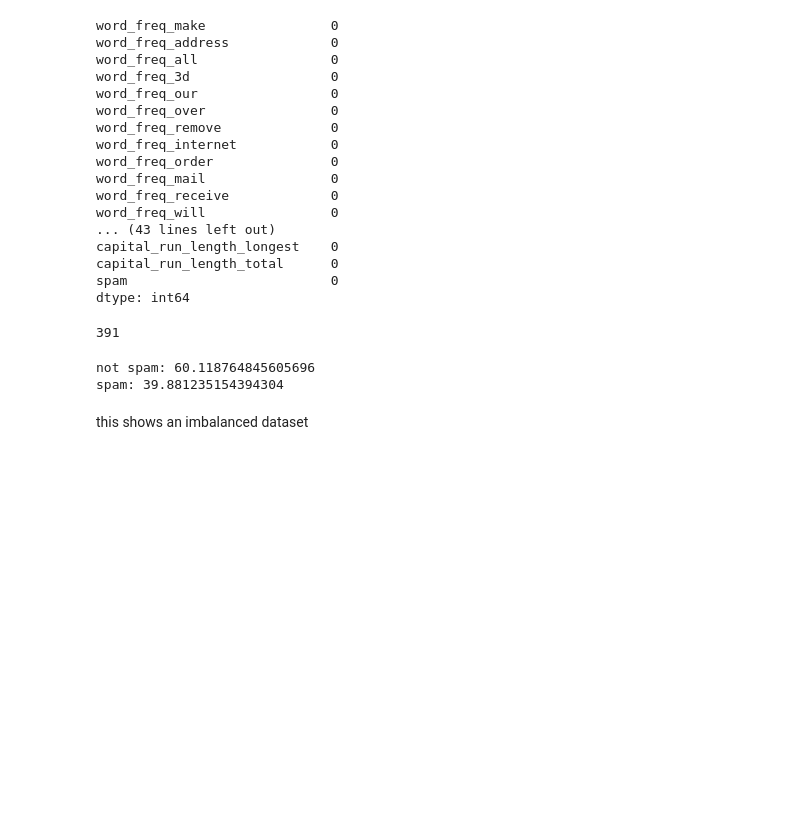
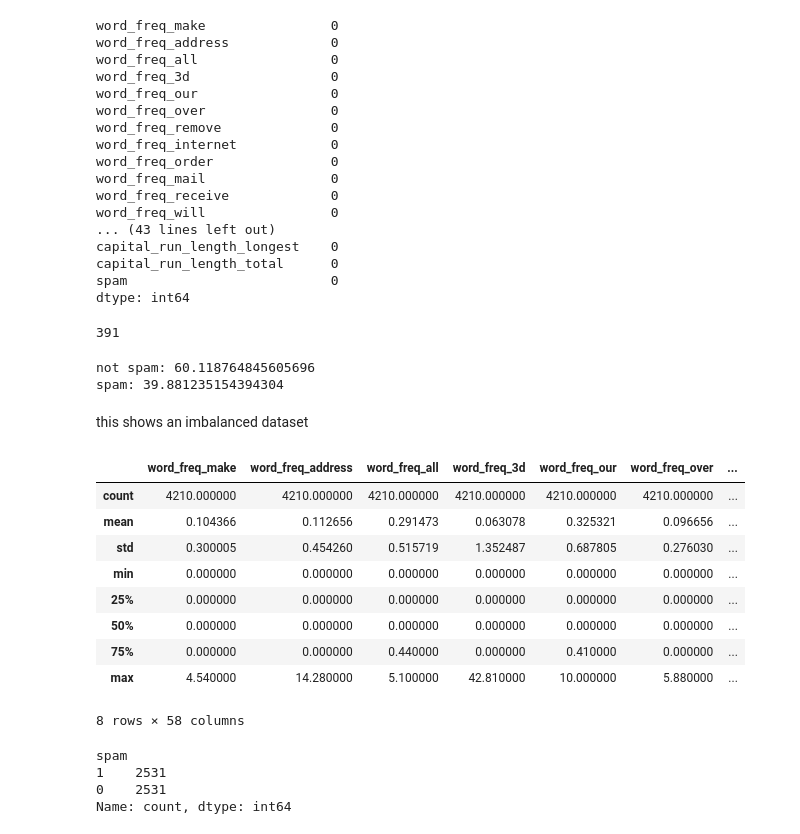
Before and after one commit to mannat04/spam-email-classifier, a Jupyter notebook: spamclassifier.ipynb, the cells around one changed output. Saved outputs shown, nothing was run; the diff lists cells and outputs as text; code cells hidden in the pictures; blank space fills up the shorter version.

Commit message:
SMOTE applied

```diff
--- a/spamclassifier.ipynb
+++ b/spamclassifier.ipynb
@@ -127,3 +127,16 @@ not spam: 60.118764845605696
 spam: 39.881235154394304
 # %% [markdown]
 this shows an imbalanced dataset
+# %%
+spamdf.describe()
+# %% [output]
+|  | word_freq_make | word_freq_address | word_freq_all | word_freq_3d | word_freq_our | word_freq_over | ... |
+| count | 4210.000000 | 4210.000000 | 4210.000000 | 4210.000000 | 4210.000000 | 4210.000000 | ... |
+| mean | 0.104366 | 0.112656 | 0.291473 | 0.063078 | 0.325321 | 0.096656 | ... |
+| std | 0.300005 | 0.454260 | 0.515719 | 1.352487 | 0.687805 | 0.276030 | ... |
+| min | 0.000000 | 0.000000 | 0.000000 | 0.000000 | 0.000000 | 0.000000 | ... |
+| 25% | 0.000000 | 0.000000 | 0.000000 | 0.000000 | 0.000000 | 0.000000 | ... |
+| 50% | 0.000000 | 0.000000 | 0.000000 | 0.000000 | 0.000000 | 0.000000 | ... |
+| 75% | 0.000000 | 0.000000 | 0.440000 | 0.000000 | 0.410000 | 0.000000 | ... |
+| max | 4.540000 | 14.280000 | 5.100000 | 42.810000 | 10.000000 | 5.880000 | ... |
+8 rows × 58 columns
@@ -129,0 +150,9 @@ this shows an imbalanced dataset
+# %%
+sm = SMOTE(sampling_strategy='auto', k_neighbors=1, random_state=42)
+x_sample, y_sample = sm.fit_resample(x, y)
+y_sample.value_counts()
+# %% [output]
+spam
+1    2531
+0    2531
+Name: count, dtype: int64
```
Also changed, not shown: parts of 4 cells of this notebook.
